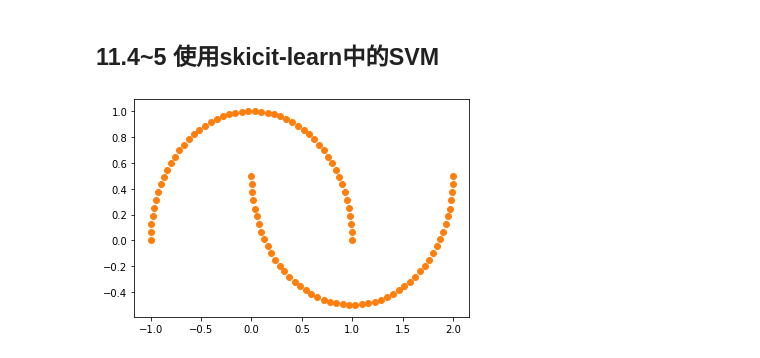
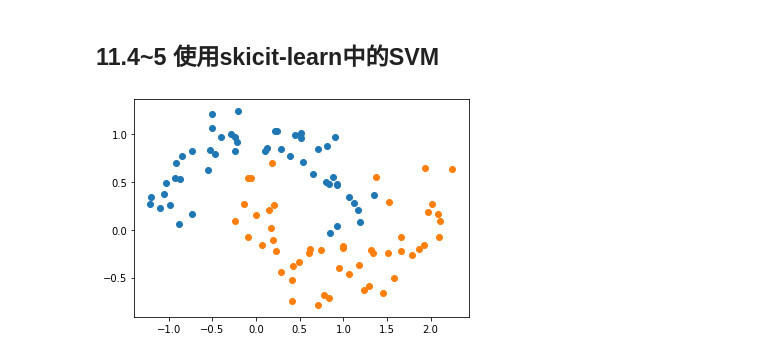
Before and after one commit to Yaser-wyx/ML, a Jupyter notebook: C11/C11.4.ipynb, the cells around one changed output. Cells and saved outputs as stored; diff of their text form; code cells hidden in the pictures.

```diff
--- a/C11/C11.4.ipynb
+++ b/C11/C11.4.ipynb
@@ -8,10 +8,10 @@ from sklearn.svm import LinearSVC,SVC
 import numpy as np
 import matplotlib.pyplot as plt
 # %%
-X,y = sd.make_moons()
+X,y = sd.make_moons(noise=0.16,random_state=666)
 
-plt.scatter(X[y>15,0],X[y>15,1])
-plt.scatter(X[y<=15,0],X[y<=15,1])
+plt.scatter(X[y==0,0],X[y==0,1])
+plt.scatter(X[y==1,0],X[y==1,1])
 plt.show()
 # %% [output]
-[figure, old version]
+[figure, new version]
```
Also changed, not shown: parts of 8 cells of this notebook.
